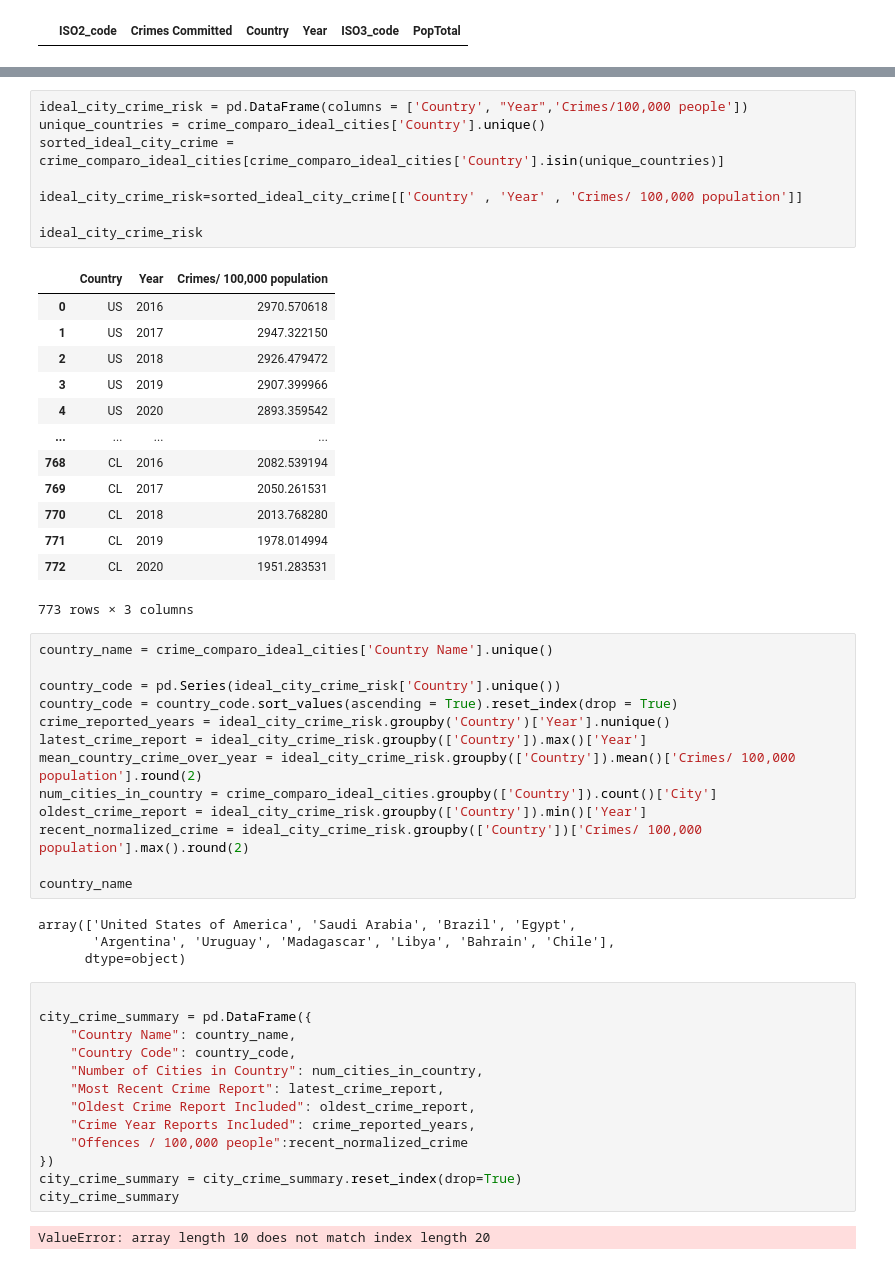
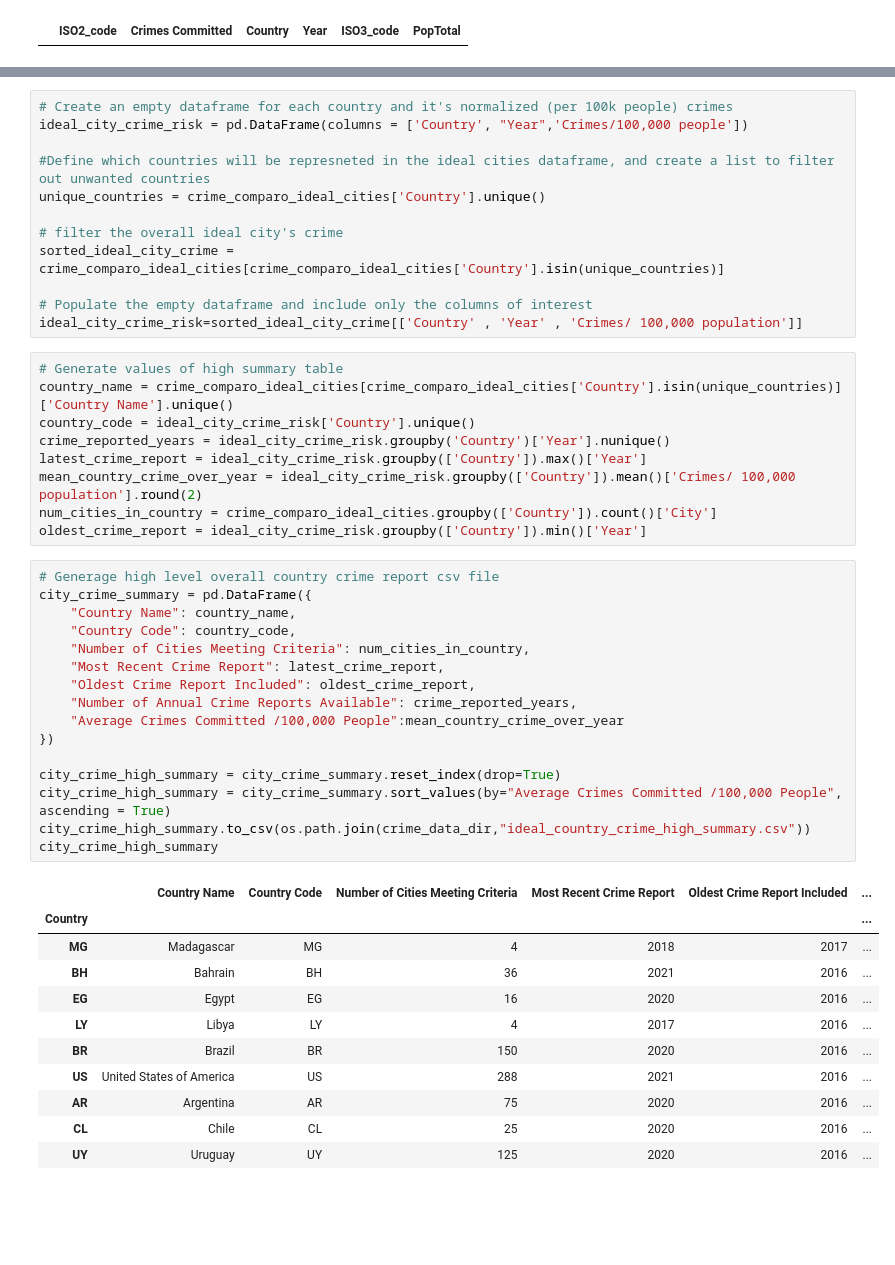
Before and after one commit to mnaffziger/project-one, a Jupyter notebook: Notebooks/UN_crime_pop_cleaned.ipynb, the cells around one changed output, grey strips where cells are left out. Cells and saved outputs as stored; diff of their text form; blank space fills up the shorter version.

```diff
--- a/Notebooks/UN_crime_pop_cleaned.ipynb
+++ b/Notebooks/UN_crime_pop_cleaned.ipynb
@@ -248,54 +176,49 @@ Number of NaN values : 0
 # %%
+# Create an empty dataframe for each country and it's normalized (per 100k people) crimes
 ideal_city_crime_risk = pd.DataFrame(columns = ['Country', "Year",'Crimes/100,000 people'])
+
+#Define which countries will be represneted in the ideal cities dataframe, and create a list to filter out unwanted countries
 unique_countries = crime_comparo_ideal_cities['Country'].unique()
+
+# filter the overall ideal city's crime
 sorted_ideal_city_crime = crime_comparo_ideal_cities[crime_comparo_ideal_cities['Country'].isin(unique_countries)]
 
+# Populate the empty dataframe and include only the columns of interest
 ideal_city_crime_risk=sorted_ideal_city_crime[['Country' , 'Year' , 'Crimes/ 100,000 population']]
-
-ideal_city_crime_risk
-# %% [output]
-|  | Country | Year | Crimes/ 100,000 population |
-| 0 | US | 2016 | 2970.570618 |
-| 1 | US | 2017 | 2947.322150 |
-| 2 | US | 2018 | 2926.479472 |
-| 3 | US | 2019 | 2907.399966 |
-| 4 | US | 2020 | 2893.359542 |
-| ... | ... | ... | ... |
-| 768 | CL | 2016 | 2082.539194 |
-| 769 | CL | 2017 | 2050.261531 |
-| 770 | CL | 2018 | 2013.768280 |
-| 771 | CL | 2019 | 1978.014994 |
-| 772 | CL | 2020 | 1951.283531 |
-773 rows × 3 columns
 # %%
-country_name = crime_comparo_ideal_cities['Country Name'].unique()
-
-country_code = pd.Series(ideal_city_crime_risk['Country'].unique())
-country_code = country_code.sort_values(ascending = True).reset_index(drop = True)
+# Generate values of high summary table
+country_name = crime_comparo_ideal_cities[crime_comparo_ideal_cities['Country'].isin(unique_countries)]['Country Name'].unique()
+country_code = ideal_city_crime_risk['Country'].unique()
 crime_reported_years = ideal_city_crime_risk.groupby('Country')['Year'].nunique()
 latest_crime_report = ideal_city_crime_risk.groupby(['Country']).max()['Year']
 mean_country_crime_over_year = ideal_city_crime_risk.groupby(['Country']).mean()['Crimes/ 100,000 population'].round(2)
 num_cities_in_country = crime_comparo_ideal_cities.groupby(['Country']).count()['City']
 oldest_crime_report = ideal_city_crime_risk.groupby(['Country']).min()['Year']
-recent_normalized_crime = ideal_city_crime_risk.groupby(['Country'])['Crimes/ 100,000 population'].max().round(2)
-
-country_name
-# %% [output]
-array(['United States of America', 'Saudi Arabia', 'Brazil', 'Egypt',
-       'Argentina', 'Uruguay', 'Madagascar', 'Libya', 'Bahrain', 'Chile'],
-      dtype=object)
 # %%
-
+# Generage high level overall country crime report csv file
 city_crime_summary = pd.DataFrame({
     "Country Name": country_name,
     "Country Code": country_code,
-    "Number of Cities in Country": num_cities_in_country,
+    "Number of Cities Meeting Criteria": num_cities_in_country,
     "Most Recent Crime Report": latest_crime_report,
     "Oldest Crime Report Included": oldest_crime_report,
-    "Crime Year Reports Included": crime_reported_years,
-    "Offences / 100,000 people":recent_normalized_crime
+    "Number of Annual Crime Reports Available": crime_reported_years,
+    "Average Crimes Committed /100,000 People":mean_country_crime_over_year
 })
-city_crime_summary = city_crime_summary.reset_index(drop=True)
-city_crime_summary
+
+city_crime_high_summary = city_crime_summary.reset_index(drop=True)
+city_crime_high_summary = city_crime_summary.sort_values(by="Average Crimes Committed /100,000 People", ascending = True)
+city_crime_high_summary.to_csv(os.path.join(crime_data_dir,"ideal_country_crime_high_summary.csv"))
+city_crime_high_summary
 # %% [output]
-ValueError: array length 10 does not match index length 20
+|  | Country Name | Country Code | Number of Cities Meeting Criteria | Most Recent Crime Report | Oldest Crime Report Included | ... |
+| Country |  |  |  |  |  | ... |
+| MG | Madagascar | MG | 4 | 2018 | 2017 | ... |
+| BH | Bahrain | BH | 36 | 2021 | 2016 | ... |
+| EG | Egypt | EG | 16 | 2020 | 2016 | ... |
+| LY | Libya | LY | 4 | 2017 | 2016 | ... |
+| BR | Brazil | BR | 150 | 2020 | 2016 | ... |
+| US | United States of America | US | 288 | 2021 | 2016 | ... |
+| AR | Argentina | AR | 75 | 2020 | 2016 | ... |
+| CL | Chile | CL | 25 | 2020 | 2016 | ... |
+| UY | Uruguay | UY | 125 | 2020 | 2016 | ... |
```
Also changed, not shown: parts of 23 cells of this notebook, 20 other files.
